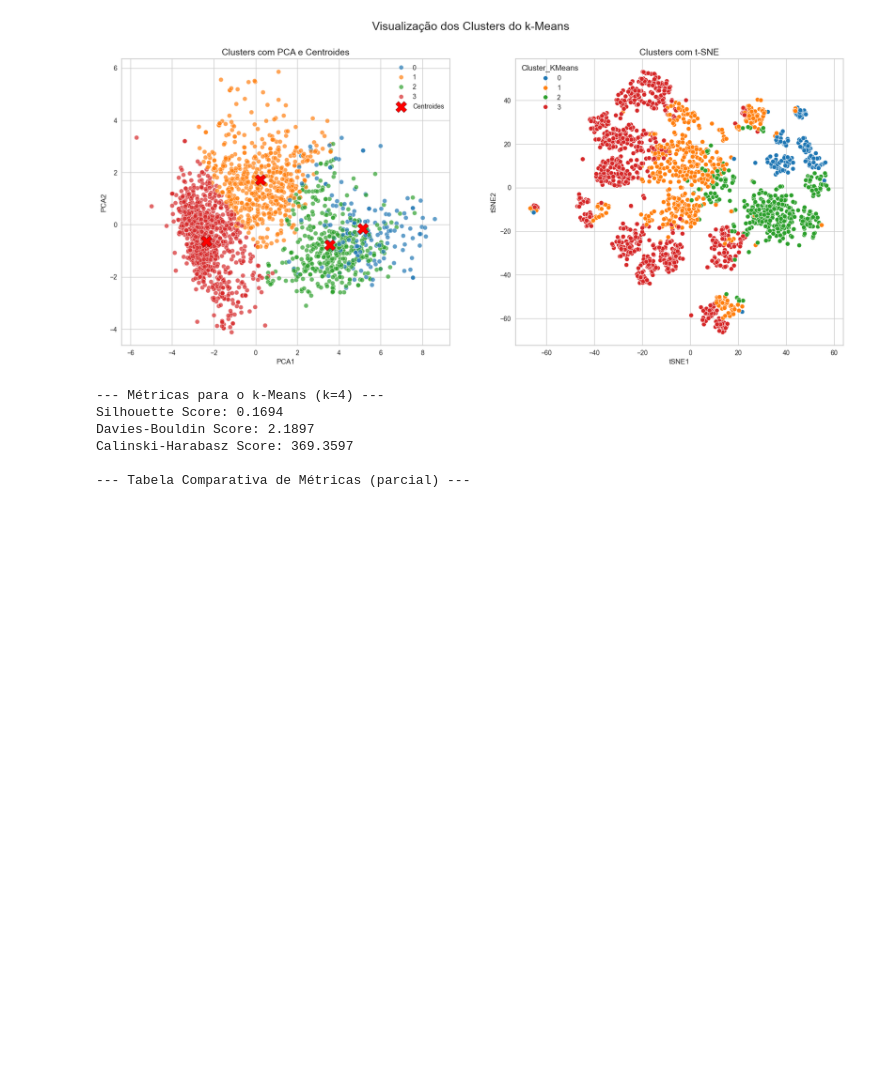
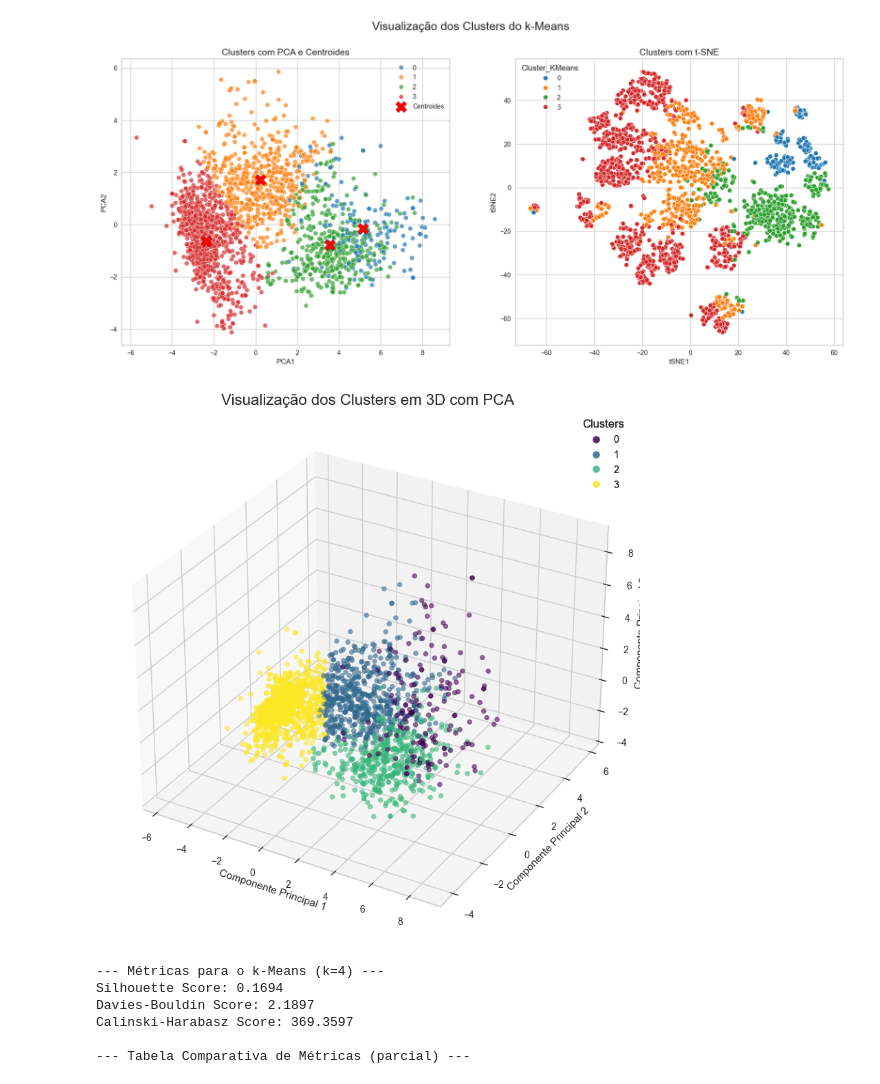
Before and after one commit to juniors719/customer_personality_clustering, a Jupyter notebook: customer_segmentation.ipynb, the cells around one changed output. Drawn from its saved outputs; the diff is of its cells as text; code cells hidden in the pictures; blank space fills up the shorter version.

Commit message:
gráfico 3d

```diff
--- a/customer_segmentation.ipynb
+++ b/customer_segmentation.ipynb
@@ -880,6 +880,41 @@ plt.show()
 --- Aplicando t-SNE... ---
 --- Gerando as visualizações para o k-Means... ---
 [figure]
+# %%
+# --- GRÁFICO 3D DOS CLUSTERS DO K-MEANS ---
+from mpl_toolkits.mplot3d import Axes3D
+
+# 1. Reduzir a dimensionalidade para 3 componentes com PCA
+pca_3d = PCA(n_components=3, random_state=42)
+data_pca_3d = pca_3d.fit_transform(df_ready)
+
+# 3. Criando o gráfico 3D
+fig = plt.figure(figsize=(12, 10))
+ax = fig.add_subplot(111, projection='3d')
+
+# Plotando os pontos de dados coloridos por cluster
+scatter = ax.scatter(
+    data_pca_3d[:, 0],
+    data_pca_3d[:, 1],
+    data_pca_3d[:, 2],
+    c=df_sem_outliers['Cluster_KMeans'],
+    cmap='viridis', # Usando uma paleta de cores diferente para o 3D
+    s=25,
+    alpha=0.6
+)
+
+ax.set_title('Visualização dos Clusters em 3D com PCA', fontsize=16)
+ax.set_xlabel('Componente Principal 1')
+ax.set_ylabel('Componente Principal 2')
+ax.set_zlabel('Componente Principal 3')
+
+# Adicionando uma legenda
+legend1 = ax.legend(*scatter.legend_elements(), title="Clusters")
+ax.add_artist(legend1)
+
+plt.show()
+# %% [output]
+[figure, added]
 # %%
 # --- PASSO 6: CÁLCULO DAS MÉTRICAS DE AVALIAÇÃO ---
 
```
Also changed, not shown: parts of 2 cells of this notebook.
